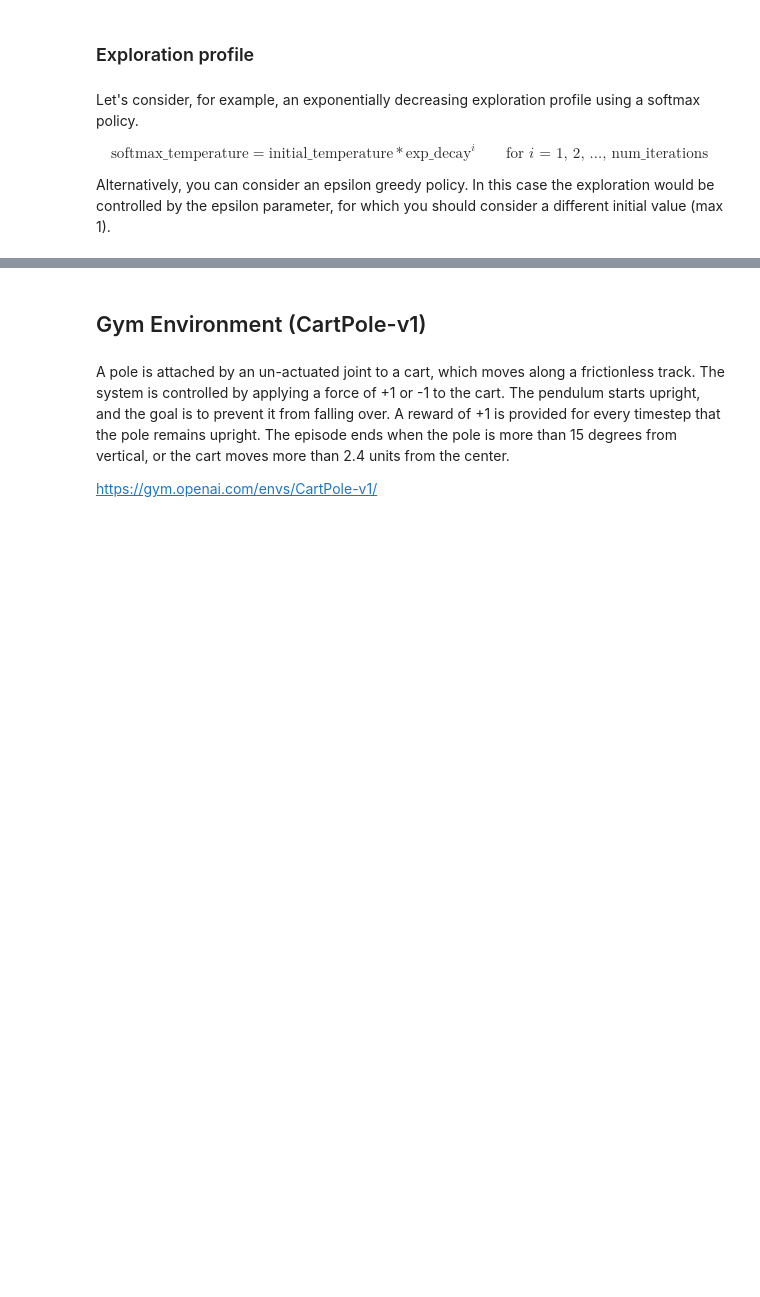
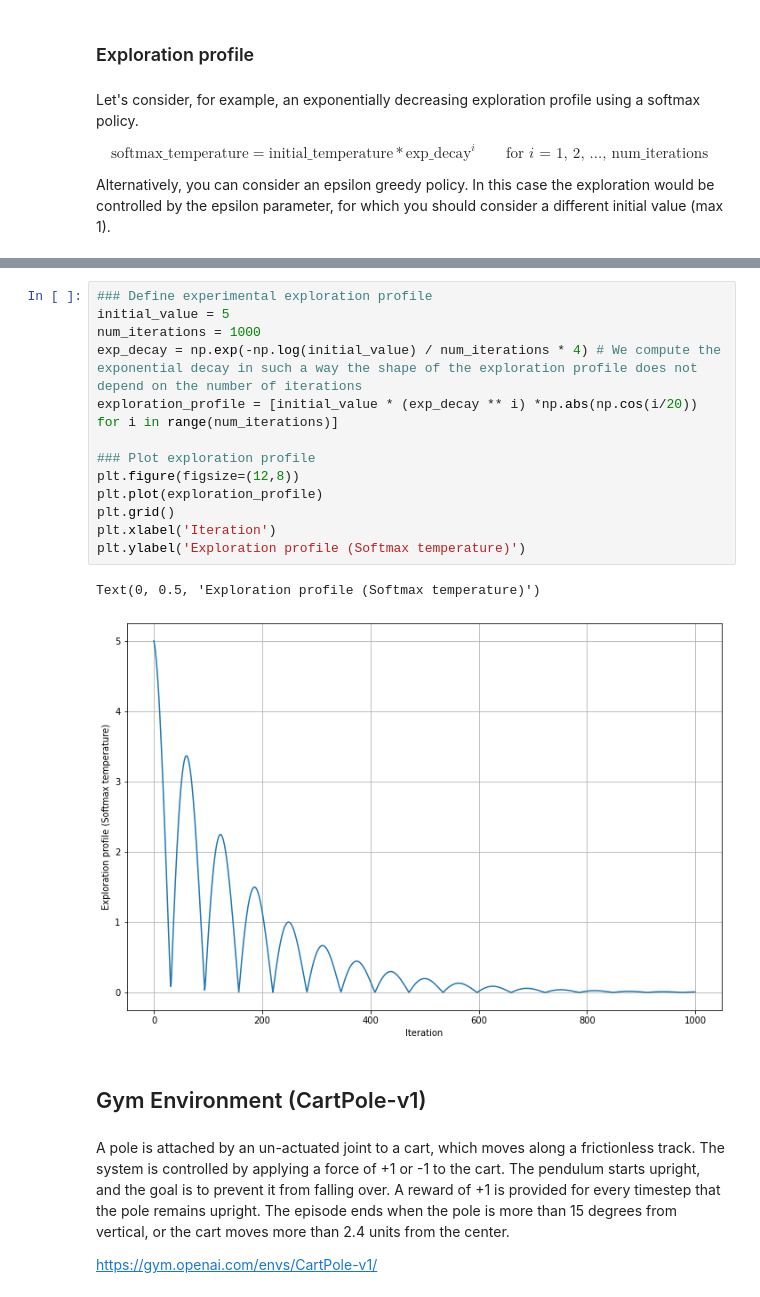
Before and after one commit to DanieleFoscarin/NNDL_hw3, a Jupyter notebook: nndl_2020__homework_3.ipynb, the cells around one changed output, grey strips where cells are left out. Saved outputs shown, nothing was run; the diff lists cells and outputs as text; blank space fills up the shorter version.

Commit message:
point1 with cosine variated exploration profile

```diff
--- a/nndl_2020__homework_3.ipynb
+++ b/nndl_2020__homework_3.ipynb
@@ -358,3 +356,19 @@ Text(0, 0.5, 'Exploration profile (Softmax temperature)')
+# %%
+### Define experimental exploration profile
+initial_value = 5
+num_iterations = 1000
+exp_decay = np.exp(-np.log(initial_value) / num_iterations * 4) # We compute the exponential decay in such a way the shape of the exploration profile does not depend on the number of iterations
+exploration_profile = [initial_value * (exp_decay ** i) *np.abs(np.cos(i/20)) for i in range(num_iterations)]
+
+### Plot exploration profile
+plt.figure(figsize=(12,8))
+plt.plot(exploration_profile)
+plt.grid()
+plt.xlabel('Iteration')
+plt.ylabel('Exploration profile (Softmax temperature)')
+# %% [output]
+Text(0, 0.5, 'Exploration profile (Softmax temperature)')
+[figure, added]
 # %% [markdown]
 ## Gym Environment (CartPole-v1)
 # %% [markdown]
```
Also changed, not shown: parts of 13 cells of this notebook.
